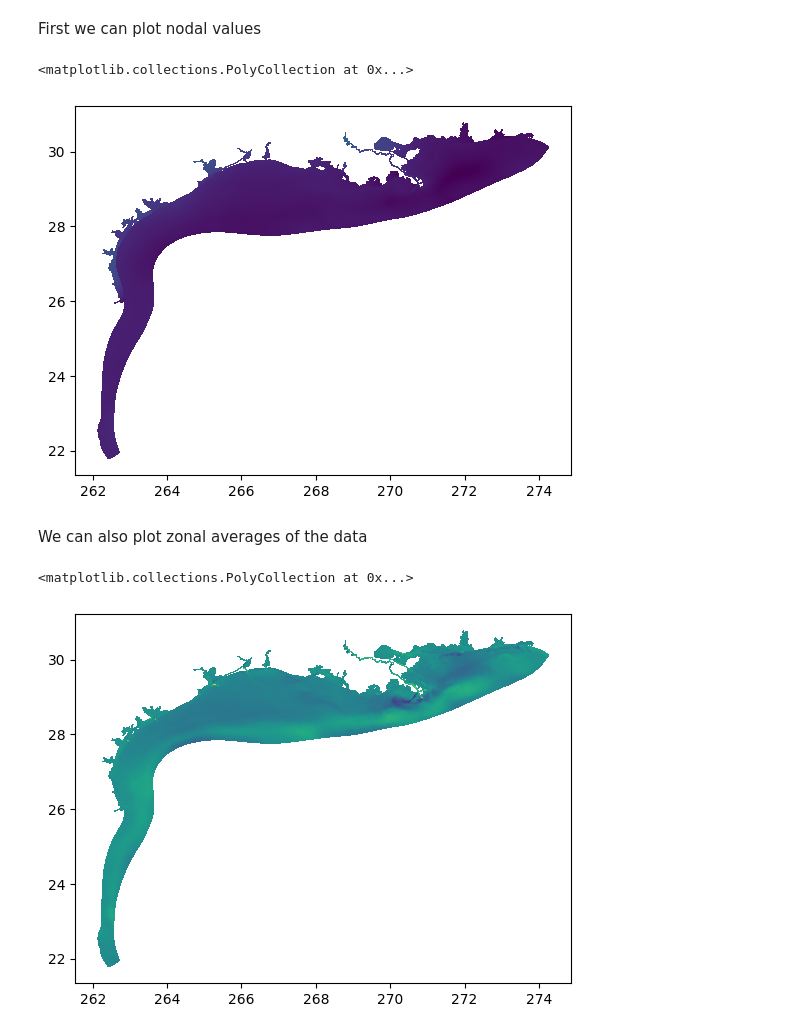
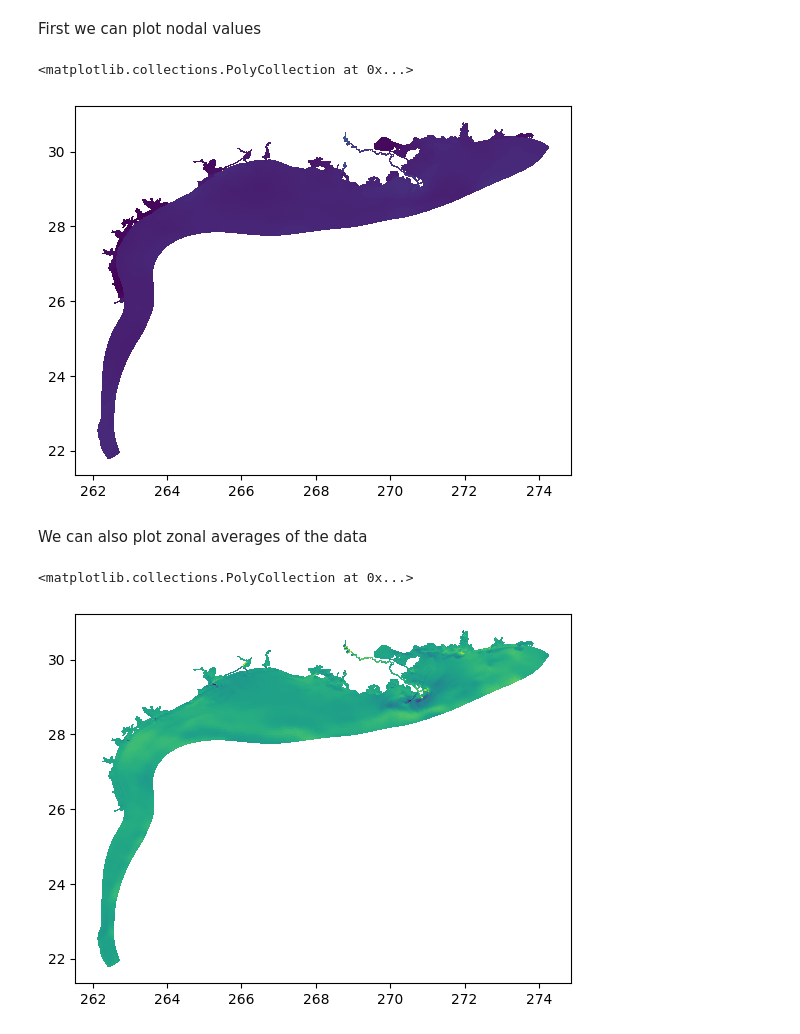
Before and after one commit to mpiannucci/ocean-notebooks, a Jupyter notebook: ngofs2_best.ipynb, the cells around one changed output. Saved outputs shown, nothing was run; the diff lists cells and outputs as text; code cells hidden in the pictures.

```diff
--- a/ngofs2_best.ipynb
+++ b/ngofs2_best.ipynb
@@ -44,25 +44,25 @@ Coordinates:
 First we can plot nodal values
 # %%
 zeta = ds.zeta.isel(time=0)
-tris = tri.Triangulation(zeta.cf['longitude'], zeta.cf['latitude'], ds.nv.isel(time=0).T - 1)
+tris = tri.Triangulation(zeta.cf['longitude'], zeta.cf['latitude'], ds.nv.T - 1)
 plt.tripcolor(tris, zeta, shading='flat')
 # %% [output]
 <matplotlib.collections.PolyCollection at 0x...>
-[figure, old version]
+[figure, new version]
 # %% [markdown]
 We can also plot zonal averages of the data
 # %%
-elem_count = ds.ntve.isel(time=0).values
-neighbors = ds.nbve.isel(time=0).values
+elem_count = ds.ntve.values
+neighbors = ds.nbve.values
 u_comp = ds.u.isel(time=0, siglay=0).values
 maskkk = (neighbors[:, :] > 0)
 
 u_nodal = np.sum(u_comp[neighbors[:, :] - 1], axis=0, where=maskkk) / elem_count
 
 plt.tripcolor(tris, u_nodal, shading='flat')
 # %% [output]
 <matplotlib.collections.PolyCollection at 0x...>
-[figure, old version]
+[figure, new version]
 # %%
 lng = np.deg2rad(ds.lon)
 lat = np.deg2rad(ds.lat)
```
Also changed, not shown: parts of 3 cells of this notebook, 1 other file.
